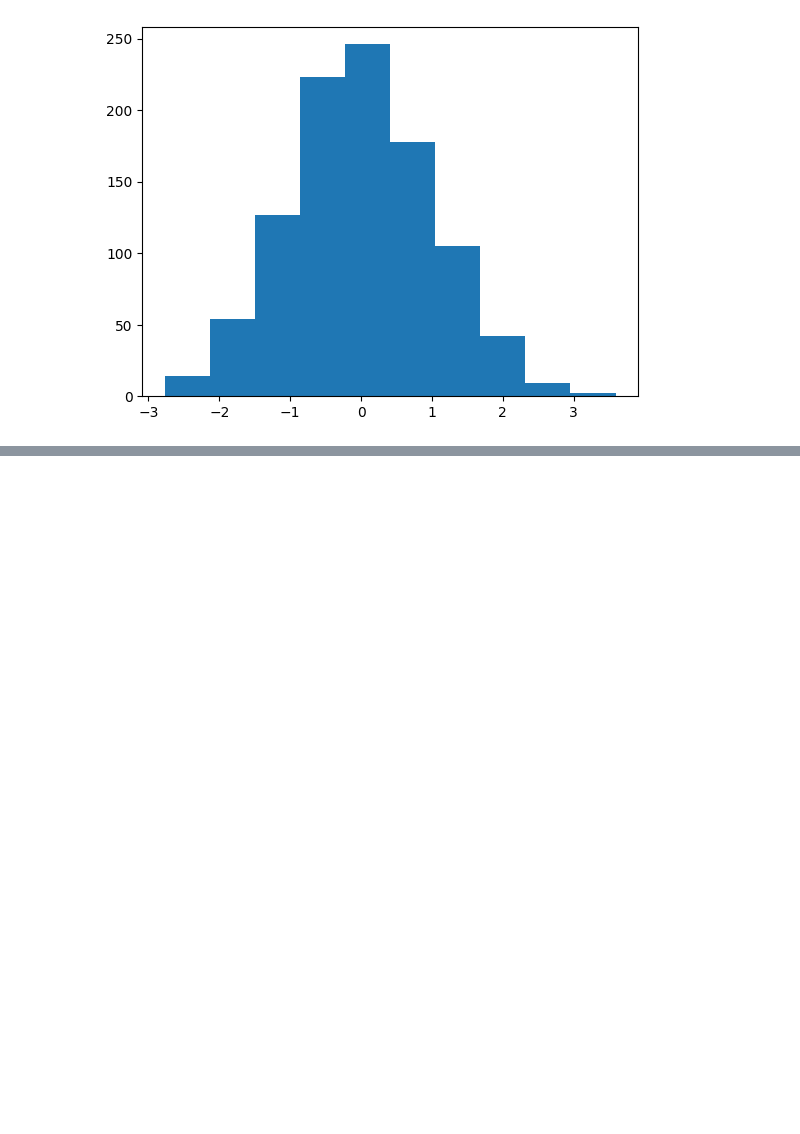
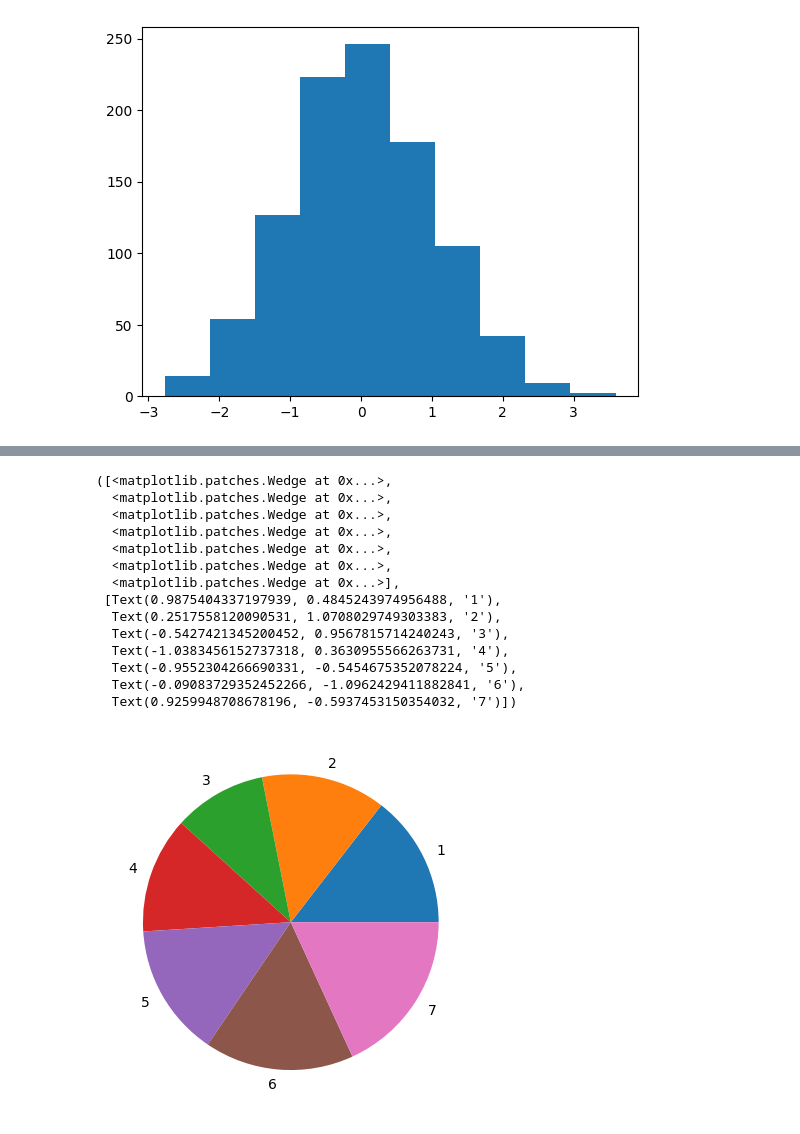
Before and after one commit to morey-ow/cs2521-summer2023, a Jupyter notebook: chapter4notes.ipynb, the cells around one changed output, grey strips where cells are left out. Saved outputs shown, nothing was run; the diff lists cells and outputs as text; code cells hidden in the pictures; blank space fills up the shorter version.

```diff
--- a/chapter4notes.ipynb
+++ b/chapter4notes.ipynb
@@ -559,0 +616,18 @@ plt.hist(x)
+# %%
+plt.pie(y, labels=x)
+# %% [output]
+([<matplotlib.patches.Wedge at 0x...>,
+  <matplotlib.patches.Wedge at 0x...>,
+  <matplotlib.patches.Wedge at 0x...>,
+  <matplotlib.patches.Wedge at 0x...>,
+  <matplotlib.patches.Wedge at 0x...>,
+  <matplotlib.patches.Wedge at 0x...>,
+  <matplotlib.patches.Wedge at 0x...>],
+ [Text(0.9875404337197939, 0.4845243974956488, '1'),
+  Text(0.2517558120090531, 1.0708029749303383, '2'),
+  Text(-0.5427421345200452, 0.9567815714240243, '3'),
+  Text(-1.0383456152737318, 0.3630955566263731, '4'),
+  Text(-0.9552304266690331, -0.5454675352078224, '5'),
+  Text(-0.09083729352452266, -1.0962429411882841, '6'),
+  Text(0.9259948708678196, -0.5937453150354032, '7')])
+[figure, added]
```
Also changed, not shown: parts of 6 cells of this notebook.
